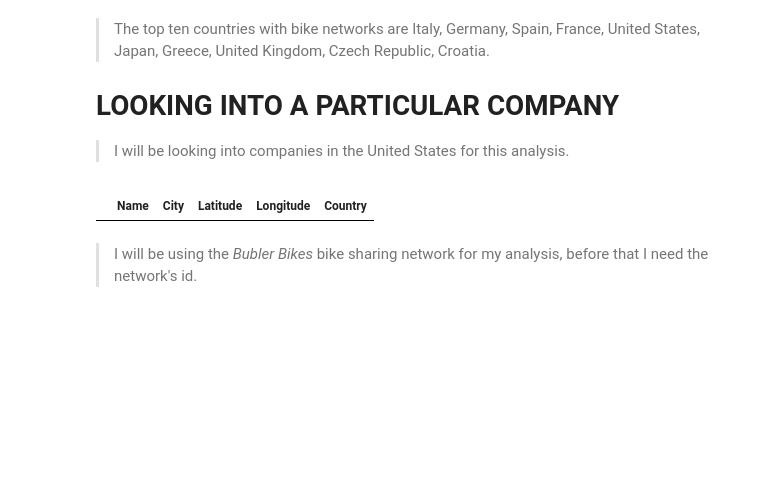
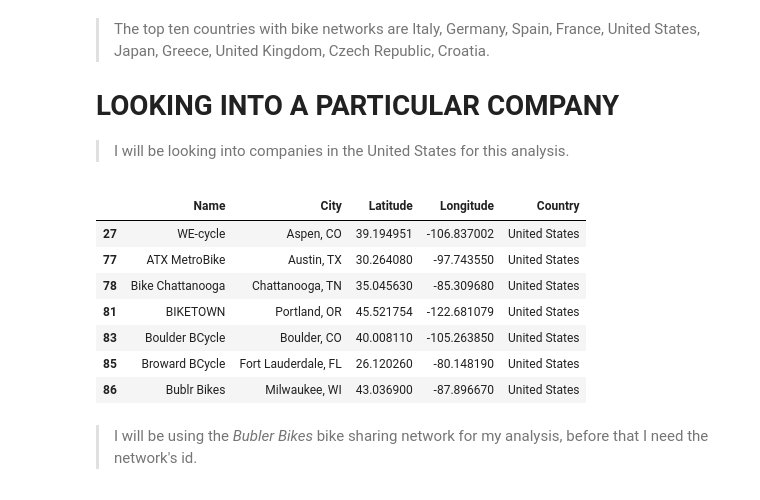
Before and after one commit to AduragbemiOyinlola/CityBike-API, a Jupyter notebook: citybike.ipynb, the cells around one changed output. Saved outputs shown, nothing was run; the diff lists cells and outputs as text; code cells hidden in the pictures; blank space fills up the shorter version.

Commit message:
Fixed issue with country

```diff
--- a/citybike.ipynb
+++ b/citybike.ipynb
@@ -287,9 +287,16 @@ plt.ylabel('Counts');
 
 > I will be looking into companies in the United States for this analysis.
 # %%
-bike.query('Country == "US"').head(7) # checks for countries in the US
+bike.query('Country == "United States"').head(7) # checks for countries in the US
 # %% [output]
 |  | Name | City | Latitude | Longitude | Country |
+| 27 | WE-cycle | Aspen, CO | 39.194951 | -106.837002 | United States |
+| 77 | ATX MetroBike | Austin, TX | 30.264080 | -97.743550 | United States |
+| 78 | Bike Chattanooga | Chattanooga, TN | 35.045630 | -85.309680 | United States |
+| 81 | BIKETOWN | Portland, OR | 45.521754 | -122.681079 | United States |
+| 83 | Boulder BCycle | Boulder, CO | 40.008110 | -105.263850 | United States |
+| 85 | Broward BCycle | Fort Lauderdale, FL | 26.120260 | -80.148190 | United States |
+| 86 | Bublr Bikes | Milwaukee, WI | 43.036900 | -87.896670 | United States |
 # %% [markdown]
 > I will be using the _Bubler Bikes_ bike sharing network for my analysis, before that I need the network's id.
 # %%
```
